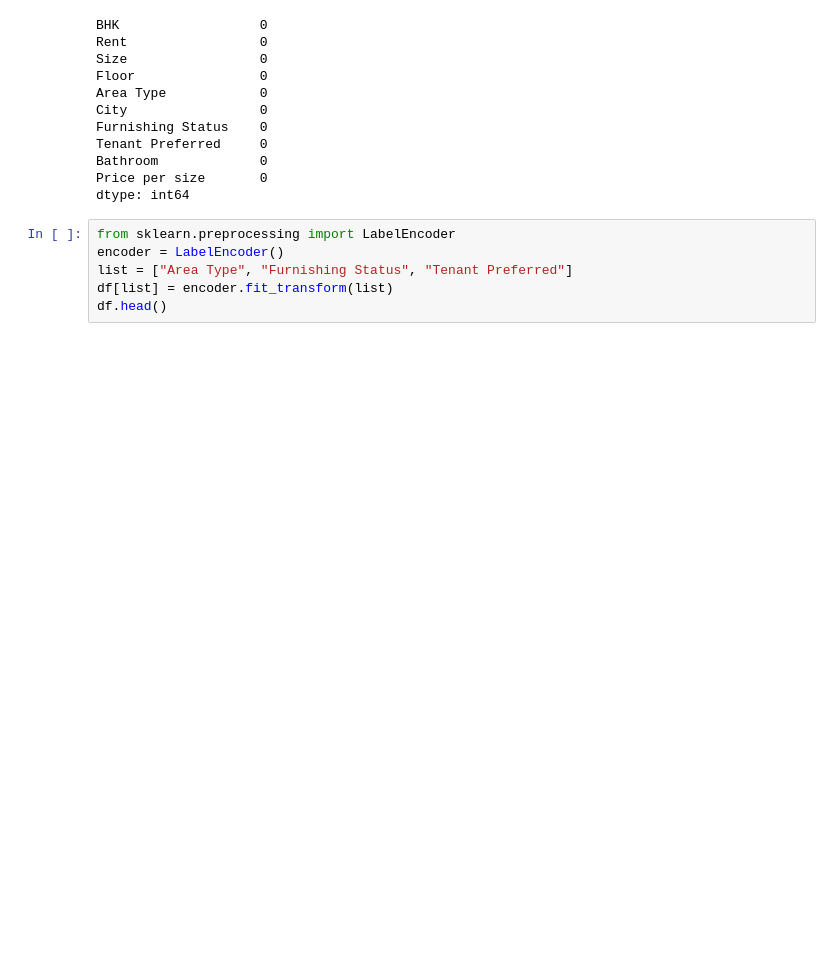
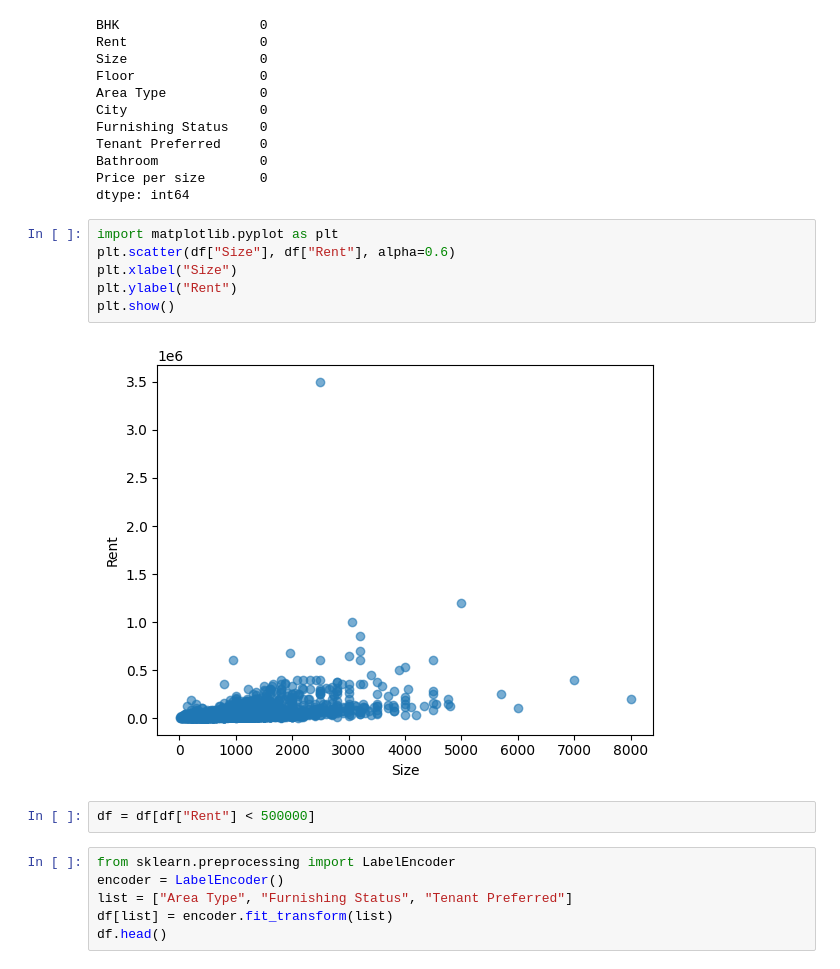
Before and after one commit to blnalexandra/Rent-Predictor, a Jupyter notebook: rent.ipynb, the cells around one changed output. Cells and saved outputs as stored; diff of their text form; blank space fills up the shorter version.

```diff
--- a/rent.ipynb
+++ b/rent.ipynb
@@ -48,6 +48,16 @@ Tenant Preferred     0
 Bathroom             0
 Price per size       0
 dtype: int64
+# %%
+import matplotlib.pyplot as plt
+plt.scatter(df["Size"], df["Rent"], alpha=0.6)
+plt.xlabel("Size")
+plt.ylabel("Rent")
+plt.show()
+# %% [output]
+[figure, added]
+# %%
+df = df[df["Rent"] < 500000]
 # %%
 from sklearn.preprocessing import LabelEncoder
 encoder = LabelEncoder()
```
Also changed, not shown: parts of 2 cells of this notebook.
